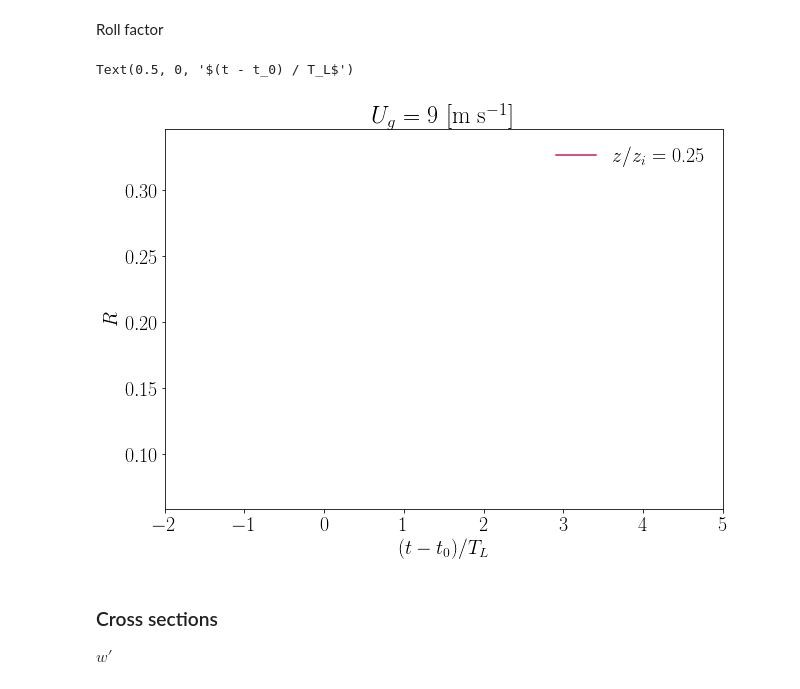
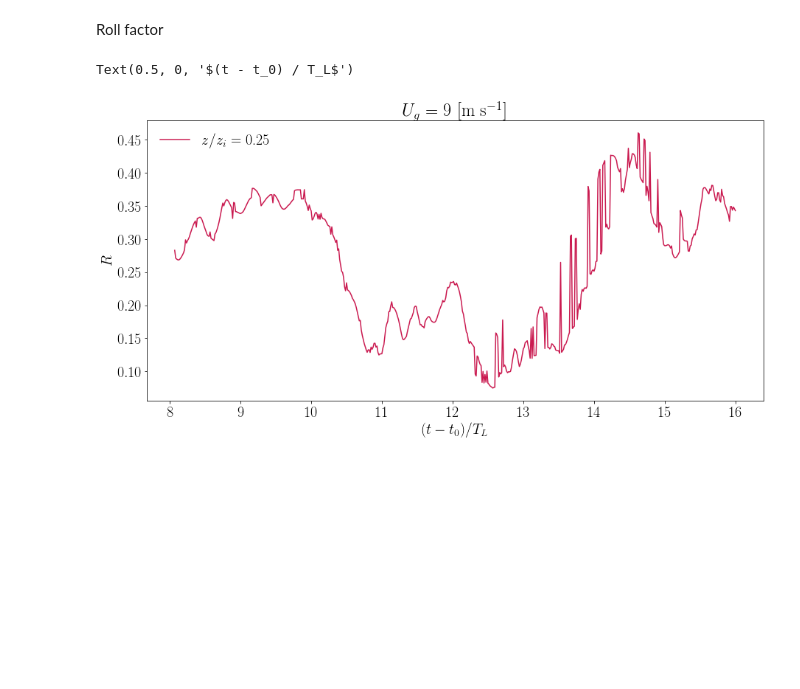
Before and after one commit to Salesky-ABL/ABL_Transition, a Jupyter notebook: plotting/plot_transition.ipynb, the cells around one changed output. Drawn from its saved outputs; the diff is of its cells as text; code cells hidden in the pictures; blank space fills up the shorter version.

```diff
--- a/plotting/plot_transition.ipynb
+++ b/plotting/plot_transition.ipynb
@@ -93,7 +96,7 @@ rc('figure',facecolor='white')
 cmap = seaborn.color_palette("Spectral", as_cmap=True)
 colors = seaborn.color_palette("rocket_r", len(heights))
 # %%
-fig, ax = plt.subplots(figsize=(10,15), nrows=5, sharex=True)
+fig, ax = plt.subplots(figsize=(10,12), nrows=4, sharex=True)
 
 # Q0
 ax[0].plot(stats.time, stats.tw_cov_tot.isel(z=0))
@@ -129,5 +132,5 @@ ax[3].yaxis.set_minor_locator(MultipleLocator(0.05))
 fig.tight_layout
 ax[0].set_title(f"$U_g$ = {ug} [m s$^{{-1}}$]")
 plt.show()
-plt.close(fig)
+plt.close()
 # %% [output]
@@ -155,21 +138,17 @@ Data variables:
 # %% [markdown]
 Roll factor
 # %%
-fig, ax = plt.subplots(figsize=(10,7))
+fig, ax = plt.subplots(figsize=(15,7))
 
 for i, r in enumerate(R):
     # R
     ax.plot(r.time, r, c=colors[i], label=f"$z/z_i$ = {heights[i]}")
 
-ax.set_xlim(-2,5)
+# ax.set_xlim(-2,5)
 ax.legend(frameon=False)
 ax.set_title("$U_g$ = 9 [m s$^{-1}$]")
 ax.set_ylabel("$R$")
 ax.set_xlabel("$(t - t_0) / T_L$")
 # %% [output]
 Text(0.5, 0, '$(t - t_0) / T_L$')
-[figure, old version]
+[figure, new version]
-# %% [markdown]
-### Cross sections
-
-$w'$
```
Also changed, not shown: parts of 7 cells of this notebook, 6 other files.
